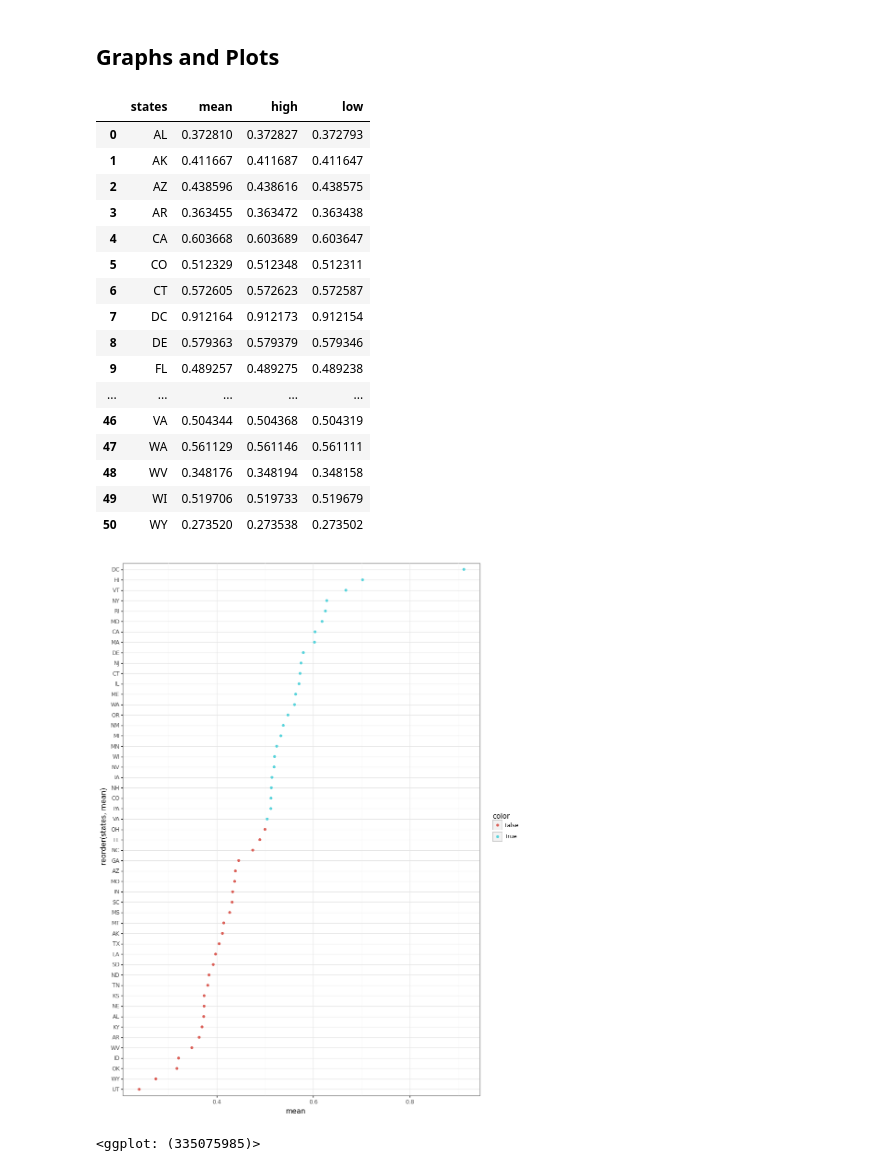
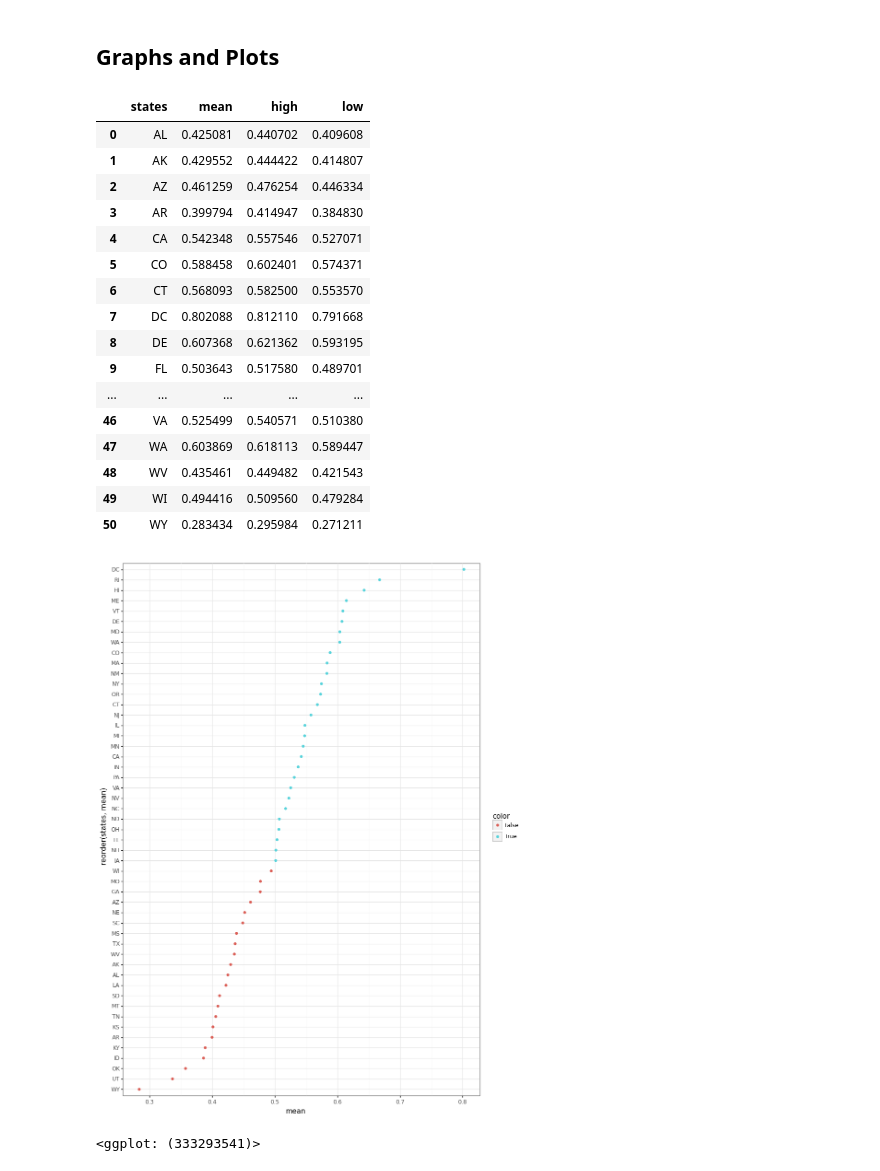
Before and after one commit to Manik-Goyal/Forecasting-Elections-6998, a Jupyter notebook: scripts/model/election_evaluation.ipynb, the cells around one changed output. Cells and saved outputs as stored; diff of their text form; code cells hidden in the pictures.

```diff
--- a/scripts/model/election_evaluation.ipynb
+++ b/scripts/model/election_evaluation.ipynb
@@ -118,7 +118,7 @@ def Inference_MCMC(model, data, polls, n_samples = 500, n_warmup = 500, n_chains
     # turning to a dict
     hmc_samples = {k: v.detach().cpu().numpy() for k, v in mcmc.get_samples().items()}
 
-    return posterior_samples, hmc_samples
+    return posterior_samples, hmc_samples, mcmc
 # %%
 #Generate samples from posterior predictive distribution
 def sample_posterior_predictive(model, posterior_samples, n_samples, data):
@@ -140,13 +141,13 @@ def predicted_score(posterior_predictive):
 
 ### Here we are using the pass_data( ) function from our final_2016.py helper python file in order to abstract the extensive & dull data preprocessing needed before feeding into the model
 # %%
-posterior_samples, hmc_samples = Inference_MCMC(model, data, polls, 5, 5)
+posterior_samples, hmc_samples, mcmc = Inference_MCMC(model, data, polls, 5, 5)
 # %%
 posterior_samples.keys()
 # %% [output]
 dict_keys(['raw_mu_b_T', 'raw_mu_b', 'raw_mu_c', 'raw_mu_m', 'raw_mu_pop', 'mu_e_bias', 'rho_e_bias', 'raw_e_bias', 'measure_noise_national', 'measure_noise_state', 'raw_polling_bias'])
 # %%
-posterior_predictive = sample_posterior_predictive(model, posterior_samples, 100, data)
+posterior_predictive = sample_posterior_predictive(model, posterior_samples, 500, data)
 posterior_predictive.keys()
 # %% [output]
 dict_keys(['n_democrat_state', 'n_democrat_national', 'mu_b', 'mu_c', 'mu_m', 'mu_pop', 'sigma_rho', 'e_bias', 'polling_bias', 'national_mu_b_average', 'national_polling_bias_average', 'logit_pi_democ ...
@@ -281,28 +288,28 @@ state_covariance_mu_b_T = data['state_covariance_mu_b_T']
 mu_b_prior_draws = np.random.multivariate_normal(mu_b_prior, state_covariance_mu_b_T, 1000)
 mu_b_prior_df = mean_low_high(mu_b_prior_draws, states, 'prior')
 # %%
-mu_b_posterior_draws = posterior_predictive['mu_b'].squeeze()[:,:,538]
+mu_b_posterior_draws = posterior_predictive['mu_b'].squeeze()[:,:,-1]
 mu_b_posterior_df = mean_low_high(mu_b_posterior_draws, states, 'posterior')
 mu_b_posterior_df['color'] = mu_b_posterior_df['mean']>0.5
 mu_b_posterior_df[['states', 'mean', 'high', 'low']]
 # %% [output]
 |  | states | mean | high | low |
-| 0 | AL | 0.372810 | 0.372827 | 0.372793 |
-| 1 | AK | 0.411667 | 0.411687 | 0.411647 |
-| 2 | AZ | 0.438596 | 0.438616 | 0.438575 |
-| 3 | AR | 0.363455 | 0.363472 | 0.363438 |
-| 4 | CA | 0.603668 | 0.603689 | 0.603647 |
-| 5 | CO | 0.512329 | 0.512348 | 0.512311 |
-| 6 | CT | 0.572605 | 0.572623 | 0.572587 |
-| 7 | DC | 0.912164 | 0.912173 | 0.912154 |
-| 8 | DE | 0.579363 | 0.579379 | 0.579346 |
-| 9 | FL | 0.489257 | 0.489275 | 0.489238 |
+| 0 | AL | 0.425081 | 0.440702 | 0.409608 |
+| 1 | AK | 0.429552 | 0.444422 | 0.414807 |
+| 2 | AZ | 0.461259 | 0.476254 | 0.446334 |
+| 3 | AR | 0.399794 | 0.414947 | 0.384830 |
+| 4 | CA | 0.542348 | 0.557546 | 0.527071 |
+| 5 | CO | 0.588458 | 0.602401 | 0.574371 |
+| 6 | CT | 0.568093 | 0.582500 | 0.553570 |
+| 7 | DC | 0.802088 | 0.812110 | 0.791668 |
+| 8 | DE | 0.607368 | 0.621362 | 0.593195 |
+| 9 | FL | 0.503643 | 0.517580 | 0.489701 |
 | ... | ... | ... | ... | ... |
-| 46 | VA | 0.504344 | 0.504368 | 0.504319 |
-| 47 | WA | 0.561129 | 0.561146 | 0.561111 |
-| 48 | WV | 0.348176 | 0.348194 | 0.348158 |
-| 49 | WI | 0.519706 | 0.519733 | 0.519679 |
-| 50 | WY | 0.273520 | 0.273538 | 0.273502 |
+| 46 | VA | 0.525499 | 0.540571 | 0.510380 |
+| 47 | WA | 0.603869 | 0.618113 | 0.589447 |
+| 48 | WV | 0.435461 | 0.449482 | 0.421543 |
+| 49 | WI | 0.494416 | 0.509560 | 0.479284 |
+| 50 | WY | 0.283434 | 0.295984 | 0.271211 |
 # %%
 mu_b_df = pd.concat([mu_b_prior_df, mu_b_posterior_df])
 # %%
@@ -314,8 +321,8 @@ p9.options.figure_size = (10, 15)
     theme_bw()
  )
 # %% [output]
-[figure, old version]
+[figure, new version]
-<ggplot: (335075985)>
+<ggplot: (333293541)>
 # %%
 p9.options.figure_size = (10, 15)
 (
```
Also changed, not shown: parts of 16 cells of this notebook.
